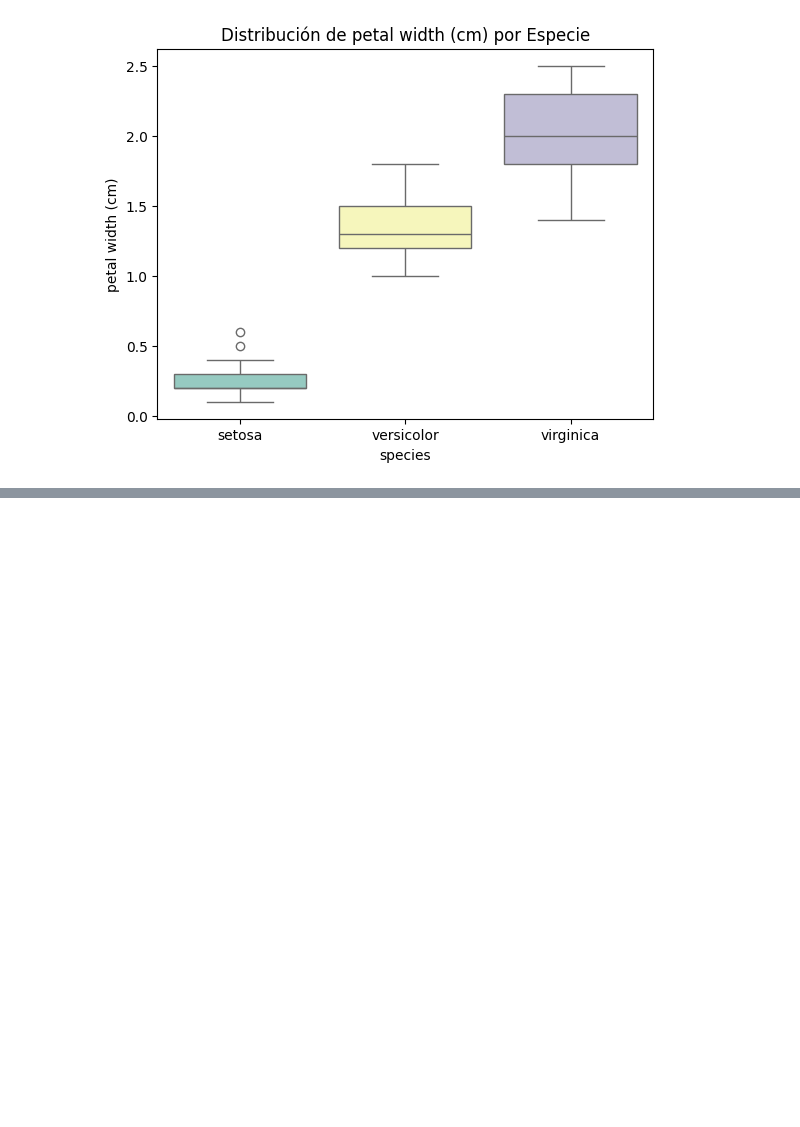
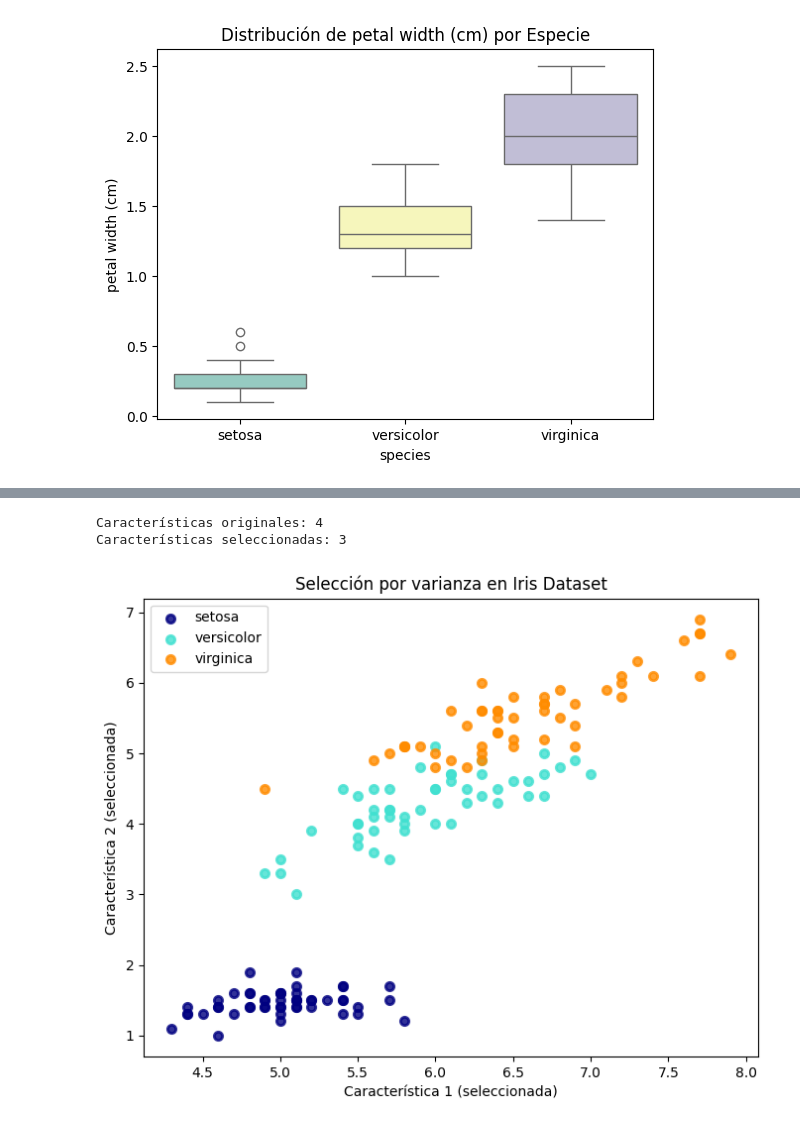
Before and after one commit to dramirezbe/Analitica-de-Datos, a Jupyter notebook: Python/Tarea_Correlacion.ipynb, the cells around one changed output, grey strips where cells are left out. Drawn from its saved outputs; the diff is of its cells as text; code cells hidden in the pictures; blank space fills up the shorter version.

```diff
--- a/Python/Tarea_Correlacion.ipynb
+++ b/Python/Tarea_Correlacion.ipynb
@@ -101,0 +187,32 @@ Passing `palette` without assigning `hue` is deprecated and will be removed in v
+# %%
+# 3. Varianza de las características
+"""
+Descripción: Elimina características con baja varianza, ya que estas suelen contener poca información relevante.
+Cuándo usarlo:
+Cuando se tienen características con escalas similares y se sospecha que algunas son casi constantes."""
+
+from sklearn.feature_selection import VarianceThreshold
+
+# Aplicar umbral de varianza
+selector = VarianceThreshold(threshold=0.2)  # Eliminar características con varianza < 0.2
+X_var = selector.fit_transform(X)
+
+# Comprobamos las características seleccionadas
+print(f"Características originales: {X.shape[1]}")
+print(f"Características seleccionadas: {X_var.shape[1]}")
+
+# Visualización de las dos primeras características seleccionadas
+plt.figure(figsize=(8, 6))
+colors = ['navy', 'turquoise', 'darkorange']
+for color, i, target_name in zip(colors, [0, 1, 2], target_names):
+    plt.scatter(X_var[y == i, 0], X_var[y == i, 1], color=color, alpha=0.8, lw=2, label=target_name)
+
+plt.title("Selección por varianza en Iris Dataset")
+plt.xlabel("Característica 1 (seleccionada)")
+plt.ylabel("Característica 2 (seleccionada)")
+plt.legend(loc="best", shadow=False, scatterpoints=1)
+plt.show()
+# %% [output]
+Características originales: 4
+Características seleccionadas: 3
+[figure, added]
```
Also changed, not shown: parts of 4 cells of this notebook, 3 other files.
